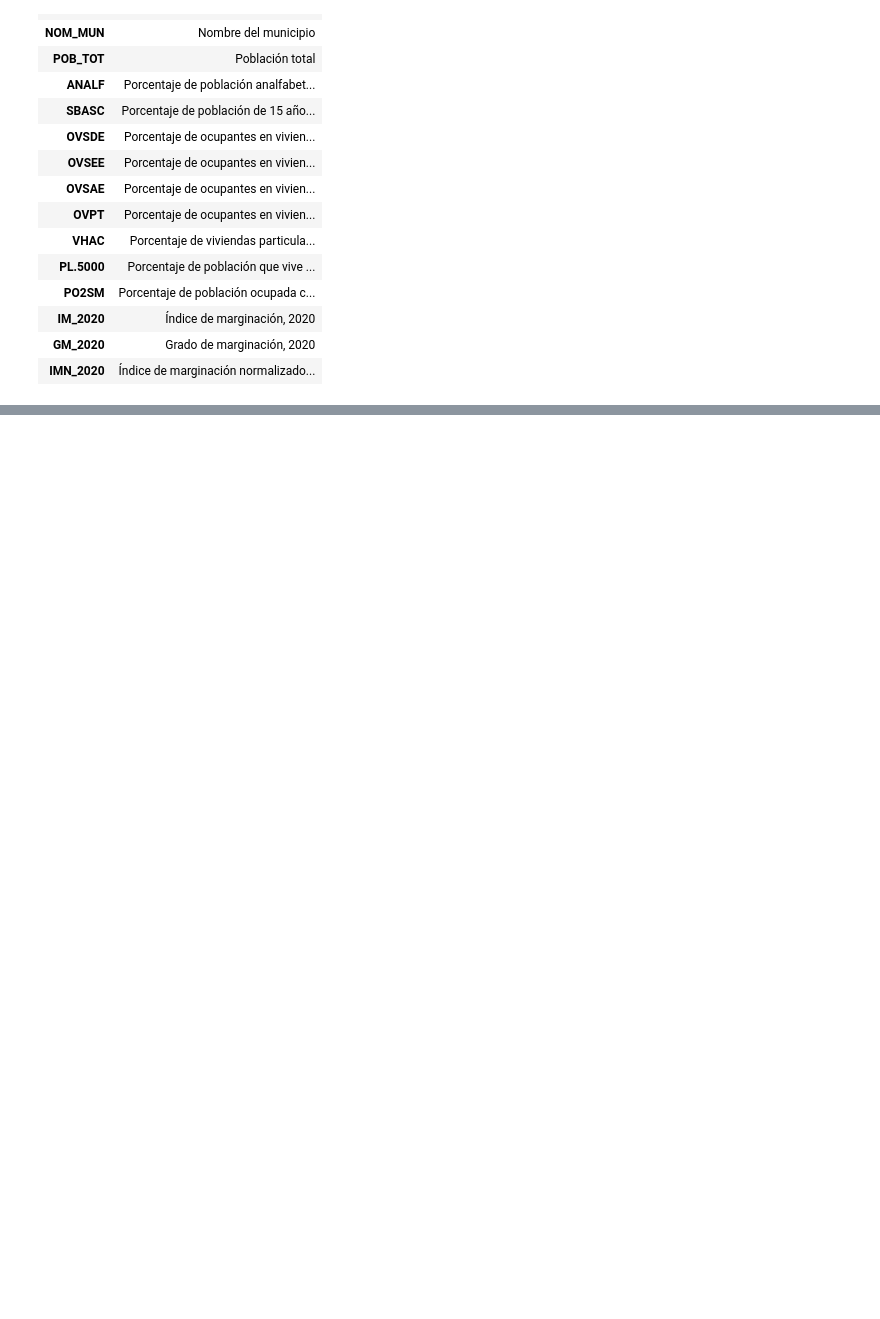
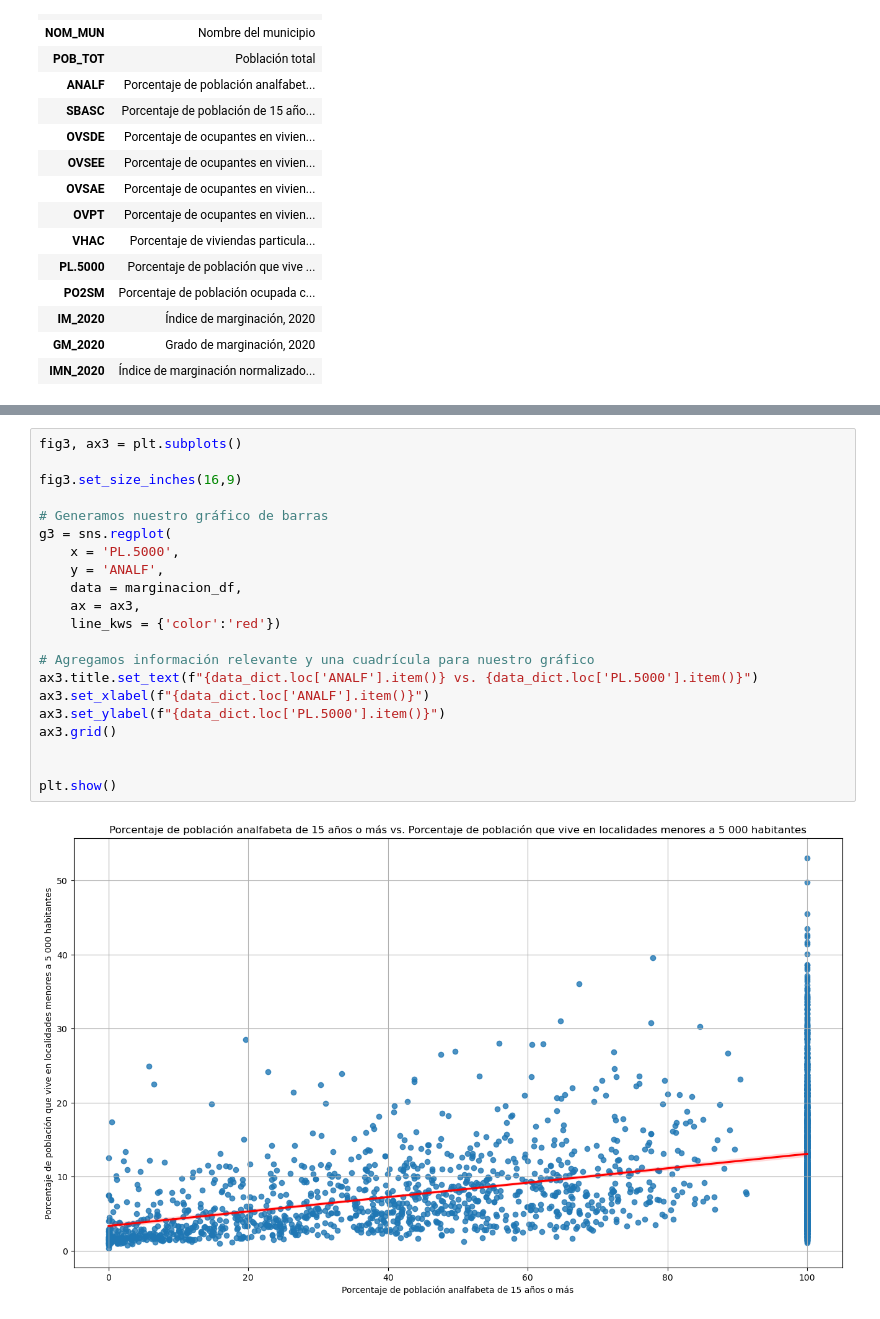
Before and after one commit to jmartingv/proyecto-programacion-mcd, a Jupyter notebook: proyecto.ipynb, the cells around one changed output, grey strips where cells are left out. Cells and saved outputs as stored; diff of their text form; blank space fills up the shorter version.

Commit message:
added scatterplot

```diff
--- a/proyecto.ipynb
+++ b/proyecto.ipynb
@@ -268,0 +269,23 @@ Esta proporción no concuerda con el porcentaje de municipios por grado de margi
+# %%
+fig3, ax3 = plt.subplots()
+
+fig3.set_size_inches(16,9)
+
+# Generamos nuestro gráfico de barras
+g3 = sns.regplot(
+    x = 'PL.5000',
+    y = 'ANALF',
+    data = marginacion_df,
+    ax = ax3,
+    line_kws = {'color':'red'})
+
+# Agregamos información relevante y una cuadrícula para nuestro gráfico
+ax3.title.set_text(f"{data_dict.loc['ANALF'].item()} vs. {data_dict.loc['PL.5000'].item()}")
+ax3.set_xlabel(f"{data_dict.loc['ANALF'].item()}")
+ax3.set_ylabel(f"{data_dict.loc['PL.5000'].item()}")
+ax3.grid()
+
+
+plt.show()
+# %% [output]
+[figure, added]
```
Also changed, not shown: parts of 26 cells of this notebook.
